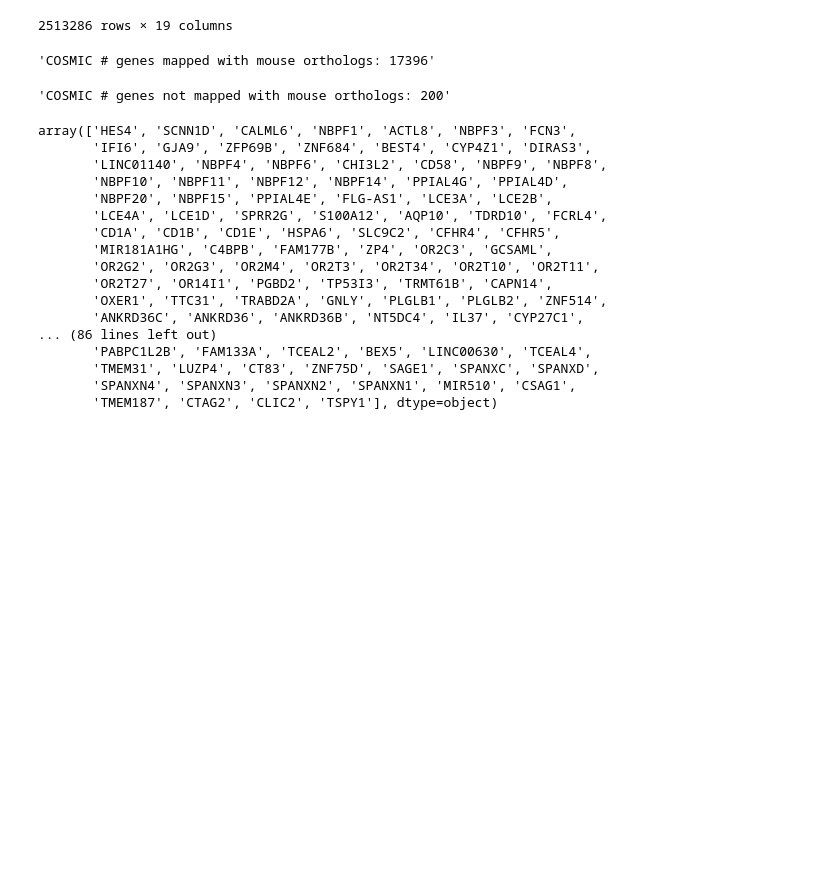
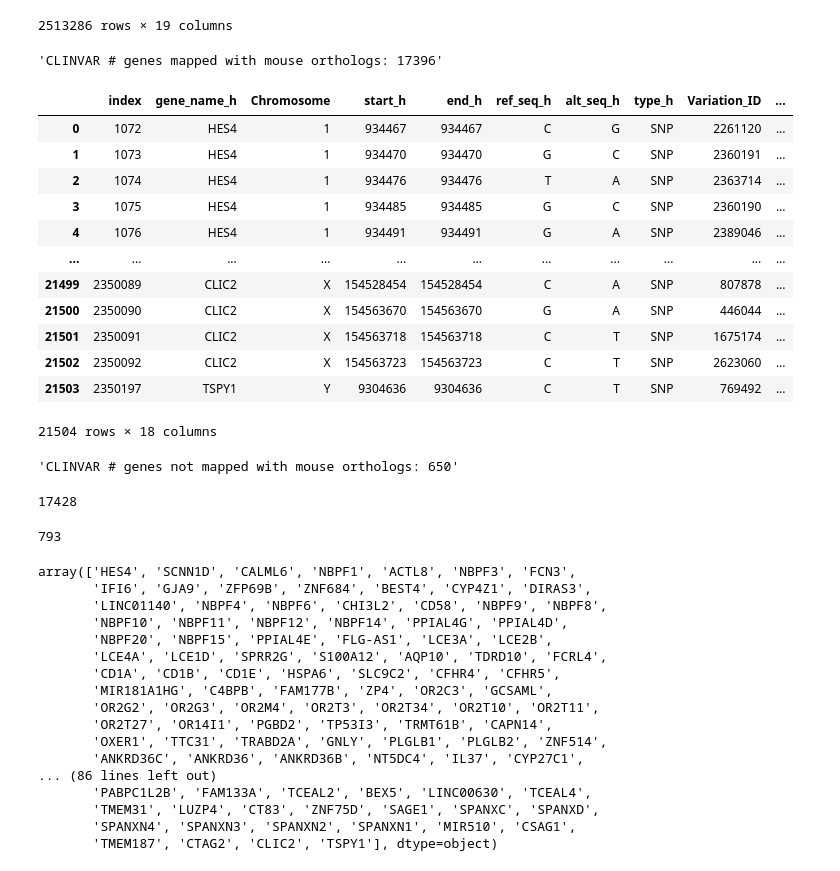
Before and after one commit to kexindon/h2m-public, a Jupyter notebook: manuscript-analysis/2_murine_mutation_database/2.1_murine_mutation_database.ipynb, the cells around one changed output. Drawn from its saved outputs; the diff is of its cells as text; code cells hidden in the pictures; blank space fills up the shorter version.

```diff
--- a/manuscript-analysis/2_murine_mutation_database/2.1_murine_mutation_database.ipynb
+++ b/manuscript-analysis/2_murine_mutation_database/2.1_murine_mutation_database.ipynb
@@ -430,6 +448,6 @@ There were rows that could not be processed.
 2513286 rows × 19 columns
 # %%
 l_1 = len(df_clinvar['gene_name_h'].unique())
-f'COSMIC # genes mapped with mouse orthologs: {l_1}'
+f'CLINVAR # genes mapped with mouse orthologs: {l_1}'
 # %% [output]
-'COSMIC # genes mapped with mouse orthologs: 17396'
+'CLINVAR # genes mapped with mouse orthologs: 17396'
@@ -436,5 +457,21 @@ f'COSMIC # genes mapped with mouse orthologs: {l_1}'
+# %%
+df_wrong
+# %% [output]
+|  | index | gene_name_h | Chromosome | start_h | end_h | ref_seq_h | alt_seq_h | type_h | Variation_ID | ... |
+| 0 | 1072 | HES4 | 1 | 934467 | 934467 | C | G | SNP | 2261120 | ... |
+| 1 | 1073 | HES4 | 1 | 934470 | 934470 | G | C | SNP | 2360191 | ... |
+| 2 | 1074 | HES4 | 1 | 934476 | 934476 | T | A | SNP | 2363714 | ... |
+| 3 | 1075 | HES4 | 1 | 934485 | 934485 | G | C | SNP | 2360190 | ... |
+| 4 | 1076 | HES4 | 1 | 934491 | 934491 | G | A | SNP | 2389046 | ... |
+| ... | ... | ... | ... | ... | ... | ... | ... | ... | ... | ... |
+| 21499 | 2350089 | CLIC2 | X | 154528454 | 154528454 | C | A | SNP | 807878 | ... |
+| 21500 | 2350090 | CLIC2 | X | 154563670 | 154563670 | G | A | SNP | 446044 | ... |
+| 21501 | 2350091 | CLIC2 | X | 154563718 | 154563718 | C | T | SNP | 1675174 | ... |
+| 21502 | 2350092 | CLIC2 | X | 154563723 | 154563723 | C | T | SNP | 2623060 | ... |
+| 21503 | 2350197 | TSPY1 | Y | 9304636 | 9304636 | C | T | SNP | 769492 | ... |
+21504 rows × 18 columns
 # %%
 l_1 = len(df_wrong['gene_name_h'].unique())
-f'COSMIC # genes not mapped with mouse orthologs: {l_1}'
+f'CLINVAR # genes not mapped with mouse orthologs: {l_1}'
 # %% [output]
-'COSMIC # genes not mapped with mouse orthologs: 200'
+'CLINVAR # genes not mapped with mouse orthologs: 650'
@@ -441,3 +489,11 @@ f'COSMIC # genes not mapped with mouse orthologs: {l_1}'
+# %%
+len(set_mapped)
+# %% [output]
+17428
+# %%
+len(set_unmapped)
+# %% [output]
+793
 # %%
 df_wrong.to_csv('/Users/kexindong/Documents/GitHub/Output/h2m_database/clinvar_without_homo_gene.csv',index=False)
 # %%
```
Also changed, not shown: parts of 15 cells of this notebook, 5 other files.
